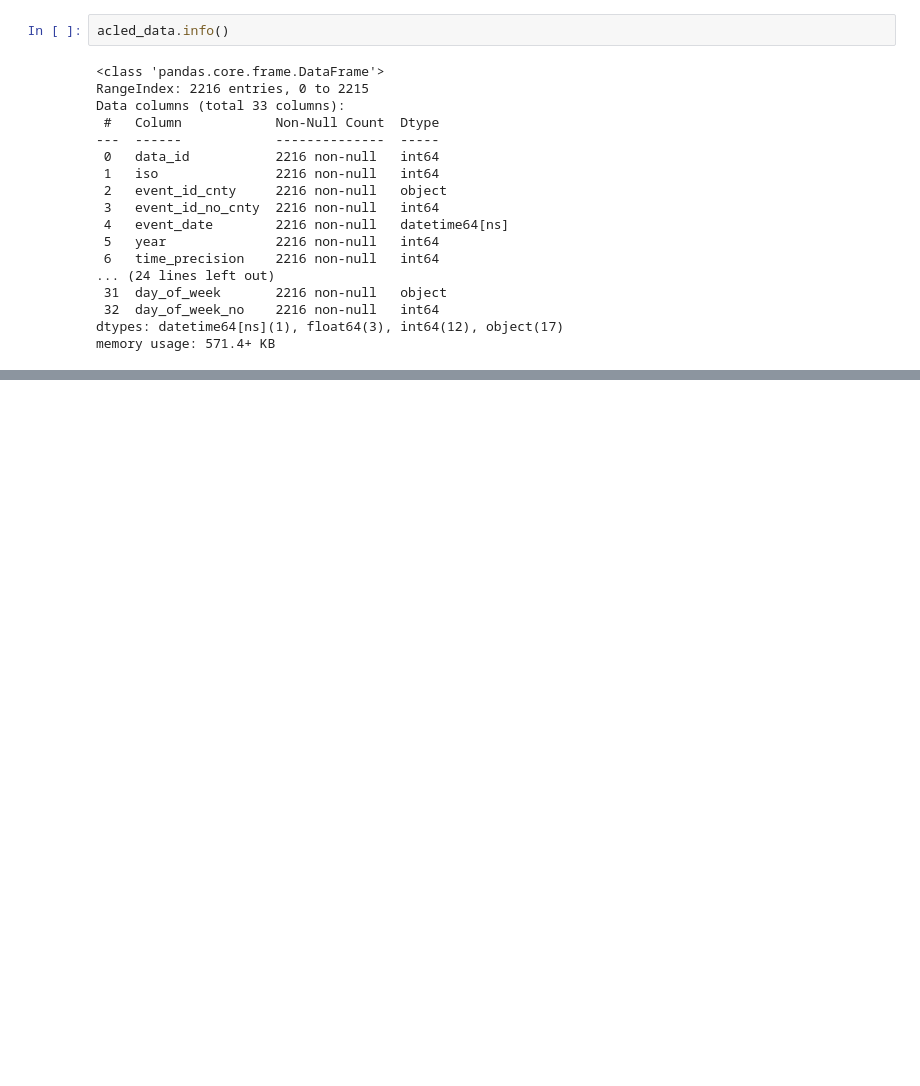
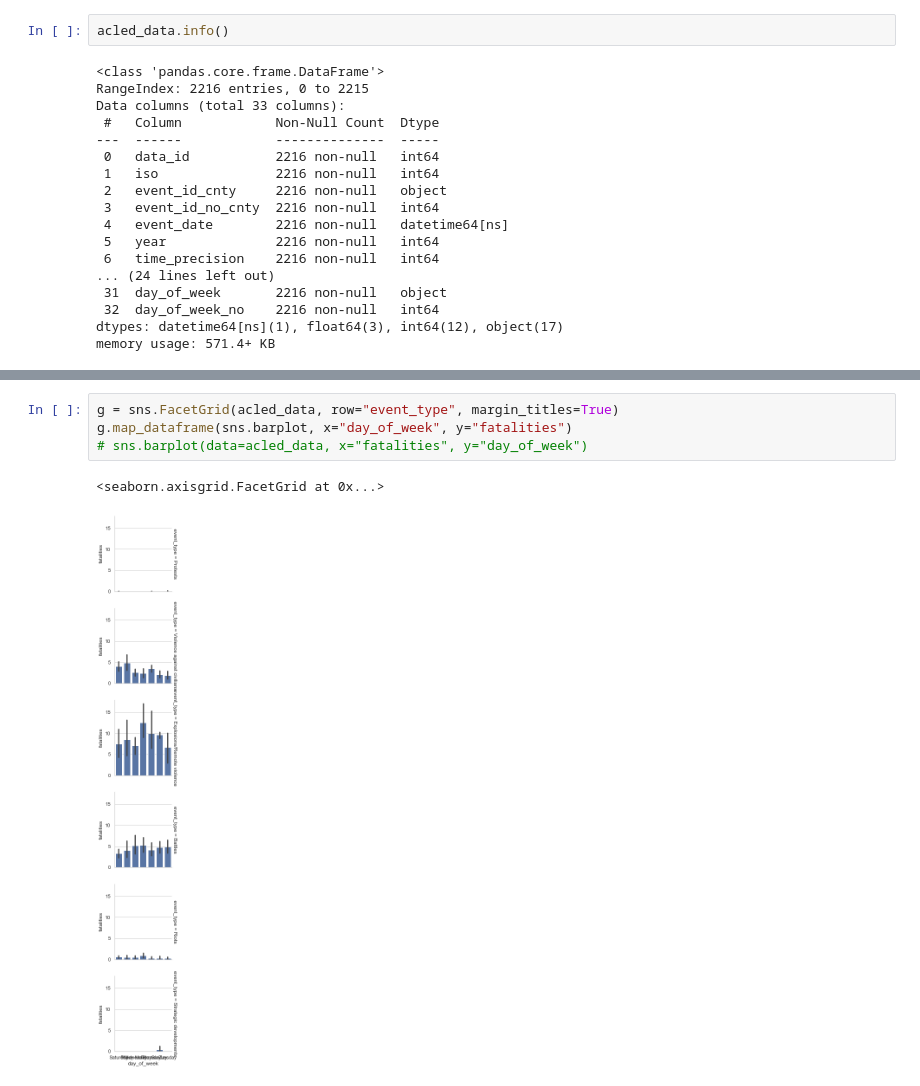
Before and after one commit to billyotieno/365daysofcode, a Jupyter notebook: 365daysofanalytics/acled_crisis_analysis/crisis_analysis_nig.ipynb, the cells around one changed output, grey strips where cells are left out. Drawn from its saved outputs; the diff is of its cells as text; blank space fills up the shorter version.

```diff
--- a/365daysofanalytics/acled_crisis_analysis/crisis_analysis_nig.ipynb
+++ b/365daysofanalytics/acled_crisis_analysis/crisis_analysis_nig.ipynb
@@ -155,0 +159,7 @@ ax = sns.swarmplot(data=acled_data, x="fatalities", y="day")
+# %%
+g = sns.FacetGrid(acled_data, row="event_type", margin_titles=True)
+g.map_dataframe(sns.barplot, x="day_of_week", y="fatalities")
+# sns.barplot(data=acled_data, x="fatalities", y="day_of_week")
+# %% [output]
+<seaborn.axisgrid.FacetGrid at 0x...>
+[figure, added]
```
Also changed, not shown: parts of 1 cell of this notebook.
